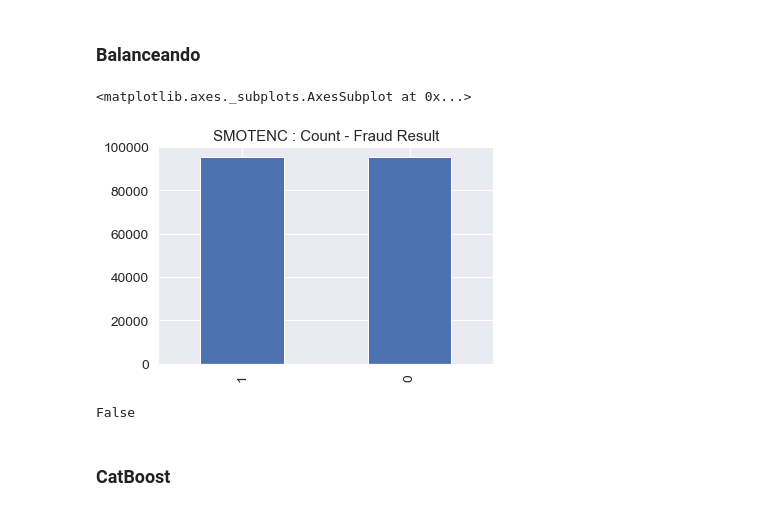
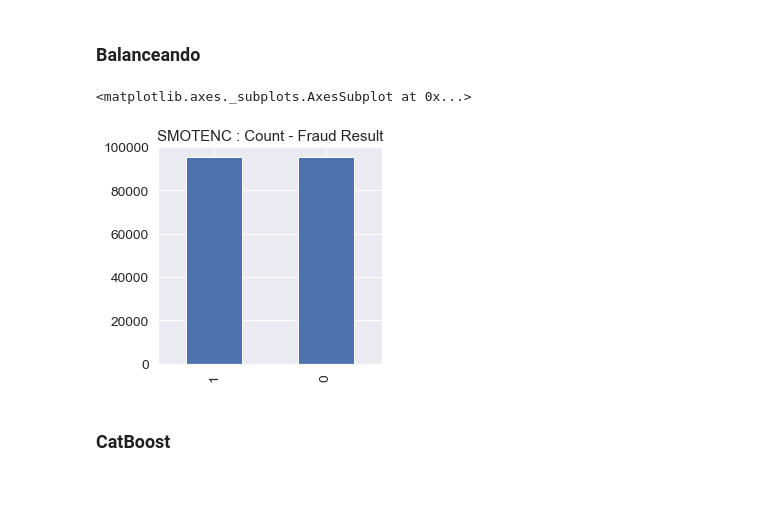
Before and after one commit to fernandojunior/financial-fraud-detection, a Jupyter notebook: src/Fraud_Detection_Xente.ipynb, the cells around one changed output. Saved outputs shown, nothing was run; the diff lists cells and outputs as text; code cells hidden in the pictures.

```diff
--- a/src/Fraud_Detection_Xente.ipynb
+++ b/src/Fraud_Detection_Xente.ipynb
@@ -125,0 +59,25 @@ contamination = (fraud_data.filter('FraudResult==1').count())/(fraud_data.count(
+# %%
+items_list = ['ProductId','ProviderId']
+gen_train_data = fraud_data
+
+for item in items_list:
+    mean_column_name = 'avg_vl_{0}'.format(item)
+
+    mean_aux = gen_train_data.select([item,'Value']).groupBy(item).mean()
+    mean_aux = mean_aux.select(col(item), col('avg(Value)').alias(mean_column_name))
+
+    fraud_data = fraud_data.join(mean_aux, on=item)
+
+    ratio_column_name = 'Rt_avg_vl_{0}'.format(item)
+    fraud_data = fraud_data.withColumn(ratio_column_name, (F.col('Value')-F.col(mean_column_name))/ F.col(mean_column_name))
+# %%
+fraud_data = clean_data(fraud_data, columns_to_remove = ['CurrencyCode','CountryCode','AccountId','SubscriptionId','CustomerId','TransactionStartTime','Amount','DayOfYear','avg_vl_ProductId','avg_vl_ProviderId'])
+# %%
+fraud_data_toCorr = fraud_data.toPandas()
+corr_matrix = fraud_data_toCorr.corr()
+k = 15 #number of variables for heatmap
+cols = corr_matrix.nlargest(k, 'FraudResult')['FraudResult'].index
+cm = np.corrcoef(fraud_data_toCorr[cols].values.T)
+sns.set(font_scale=1.25,rc={'figure.figsize':(8, 8)})
+hm = sns.heatmap(cm, cbar=True, annot=True, square=True, fmt='.3f', annot_kws={'size': 8}, yticklabels=cols.values, xticklabels=cols.values)
+plt.show()
@@ -125,0 +86,15 @@ contamination = (fraud_data.filter('FraudResult==1').count())/(fraud_data.count(
+# %%
+all_features = ['ProviderId','ProductId','TransactionId','BatchId',
+                            'ProductCategory','ChannelId','PricingStrategy',
+                            'Value','Operation','Hour','DayOfWeek','WeekOfYear',
+                            'Vl_per_weekYr','Vl_per_dayWk','Vl_per_dayYr',
+                            'Rt_avg_vl_ProductId','Rt_avg_vl_ProviderId']
+
+label = 'FraudResult'
+
+categorical_features = ['ProviderId','ProductId','TransactionId','BatchId',
+                            'ProductCategory','ChannelId','PricingStrategy']
+
+numerical_features = ['Value','Operation','Hour','DayOfWeek','WeekOfYear',
+                           'Vl_per_weekYr','Vl_per_dayWk','Vl_per_dayYr',
+                           'Rt_avg_vl_ProductId','Rt_avg_vl_ProviderId']
@@ -225,11 +204,8 @@ sm = SMOTENC(categorical_features=categorical_features_dims, random_state = 42,
 X_smotenc = pd.DataFrame(X_smotenc, columns=all_features)
 y_smotenc = pd.DataFrame(y_smotenc, columns=[label])
 # %%
+sns.set(font_scale=1.25,rc={'figure.figsize':(4, 4)})
 pd.Series(y_smotenc[label]).value_counts().plot.bar(title='SMOTENC : Count - Fraud Result')
 # %% [output]
 <matplotlib.axes._subplots.AxesSubplot at 0x...>
-[figure, old version]
+[figure, new version]
-# %%
-X_smotenc.isnull().values.any()
-# %% [output]
-False
```
Also changed, not shown: parts of 29 cells of this notebook.
